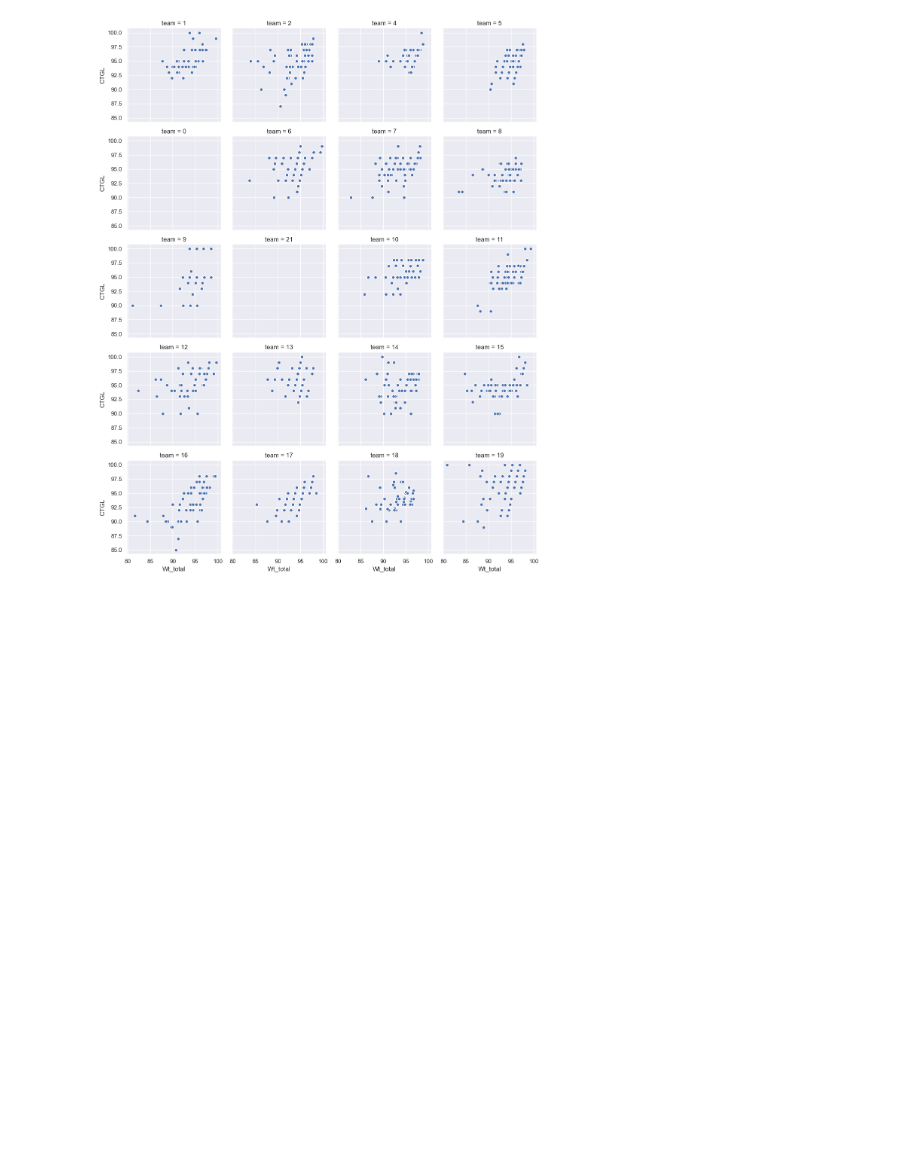
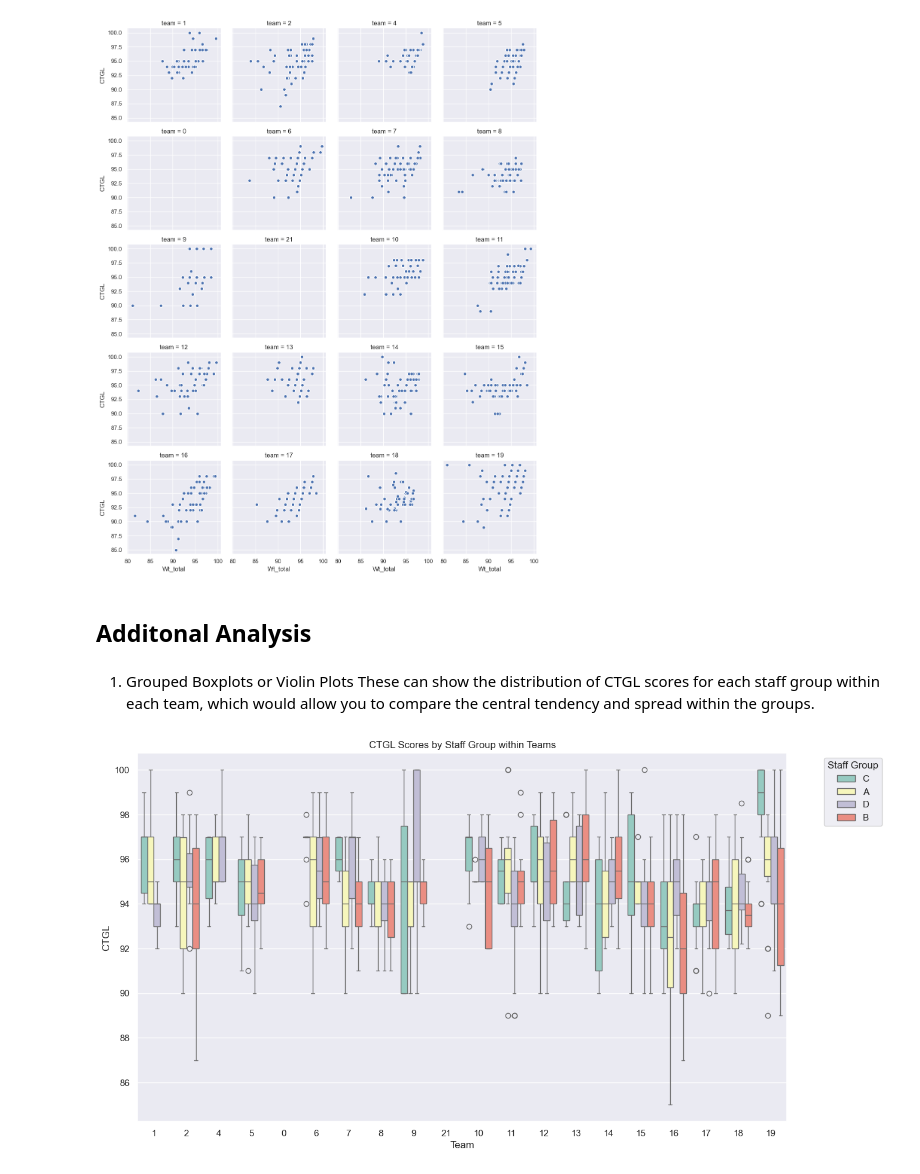
Before and after one commit to JBtallgrass/M200, a Jupyter notebook: M200_analysis.ipynb, the cells around one changed output. Drawn from its saved outputs; the diff is of its cells as text; code cells hidden in the pictures; blank space fills up the shorter version.

Commit message:
additional analysis

```diff
--- a/M200_analysis.ipynb
+++ b/M200_analysis.ipynb
@@ -543,3 +543,22 @@ plt.savefig('figure/m200_facet_grid_ctgl_wt_ttl.png', dpi=300)  # Saves the plot
 plt.show()
 # %% [output]
 [figure]
+# %% [markdown]
+## Additonal Analysis
+# %% [markdown]
+1. Grouped Boxplots or Violin Plots
+These can show the distribution of CTGL scores for each staff group within each team, which would allow you to compare the central tendency and spread within the groups.
+# %%
+plt.figure(figsize=(14, 8))
+sns.boxplot(data=m200_df, x='team', y='CTGL', hue='staff_gp', palette='Set3')
+plt.title('CTGL Scores by Staff Group within Teams')
+plt.xlabel('Team')
+plt.ylabel('CTGL')
+plt.legend(title='Staff Group', bbox_to_anchor=(1.05, 1), loc='upper left')
+
+# Save the figure
+plt.savefig('figure/m200_SG_ctgl.png', dpi=300)  # Saves the plot as a PNG file with 300 DP
+
+plt.show()
+# %% [output]
+[figure, added]
```
Also changed, not shown: parts of 6 cells of this notebook, 8 other files.
